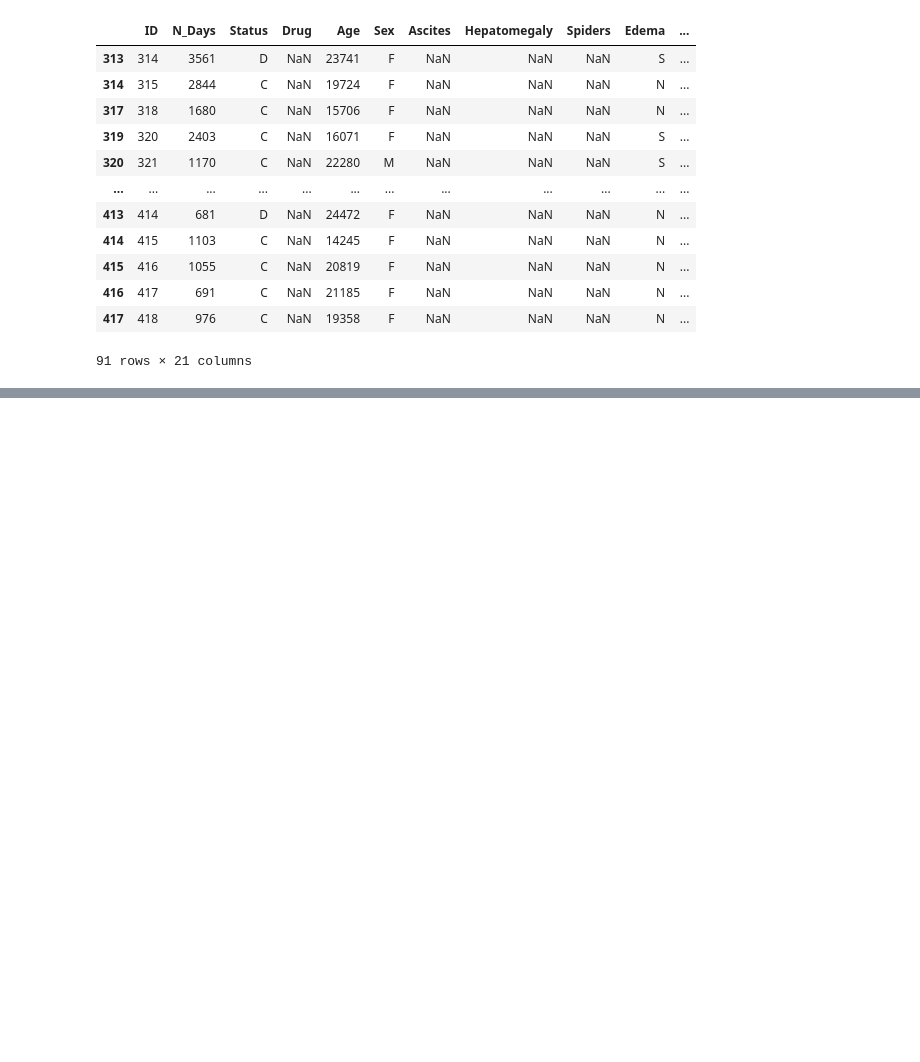
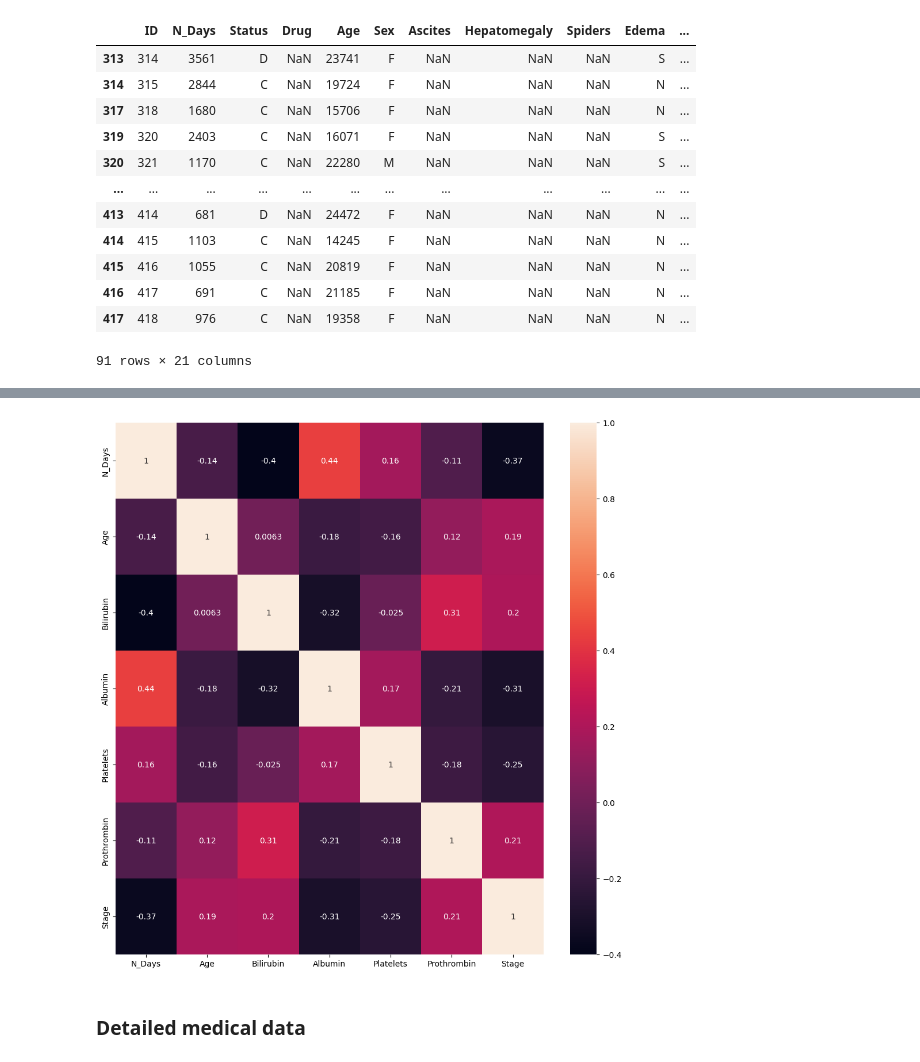
Before and after one commit to filip-kobus/cirhosis-classification-machine-learning, a Jupyter notebook: notebook.ipynb, the cells around one changed output, grey strips where cells are left out. Cells and saved outputs as stored; diff of their text form; code cells hidden in the pictures; blank space fills up the shorter version.

```diff
--- a/notebook.ipynb
+++ b/notebook.ipynb
@@ -87,0 +211,10 @@ df.drop(df[df['Platelets'].isna()].index, inplace=True)
+# %%
+numeric_data = basic_medical_data.select_dtypes(include=[np.number]).drop(columns=['ID'])
+
+plt.figure(figsize=(12, 12), dpi=100)
+sns.heatmap(numeric_data.corr(), annot=True)
+plt.show()
+# %% [output]
+[figure, added]
+# %% [markdown]
+### Detailed medical data
```
Also changed, not shown: parts of 35 cells of this notebook.
